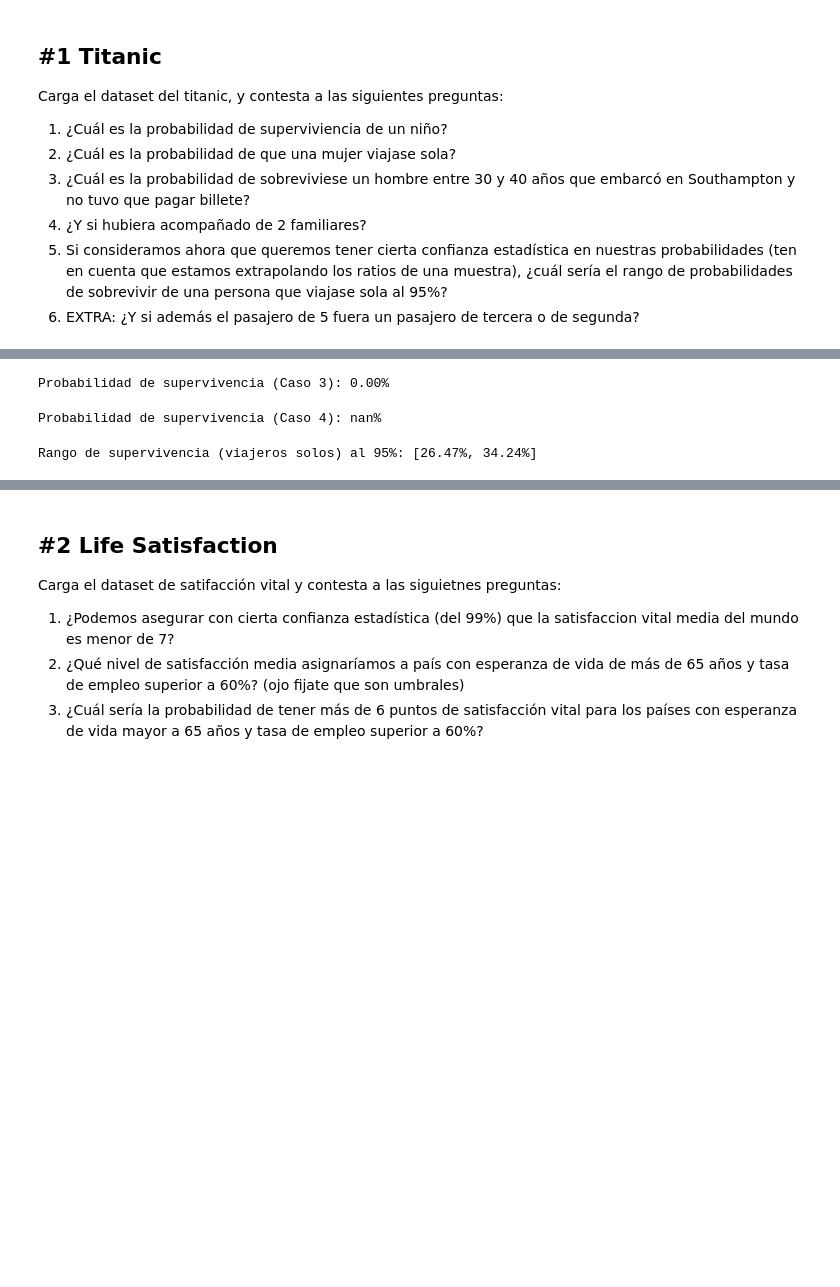
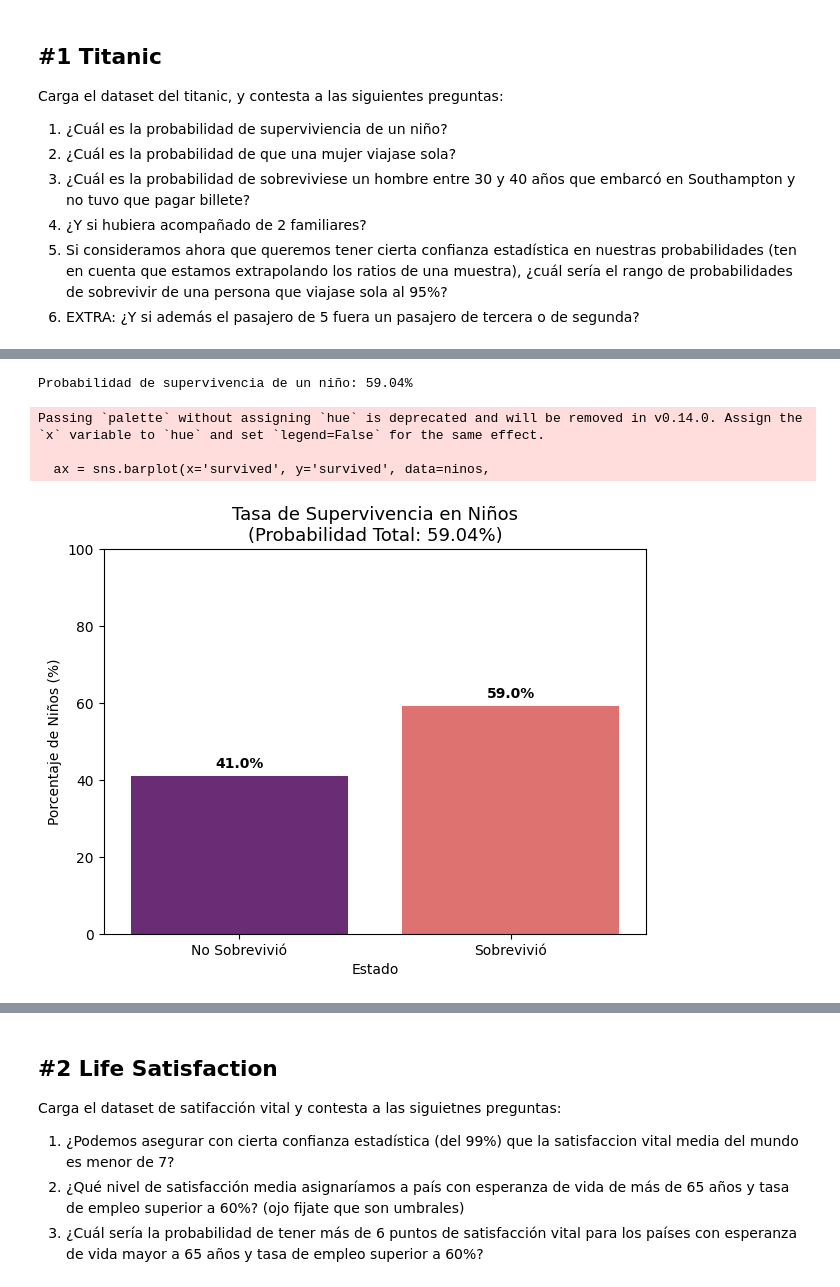
Before and after one commit to danmascarilla/ONLINE_DS_THEBRIDGE_DaniMascarilla, a Jupyter notebook: Sprint 9 - Introducción al Machine Learning/Unidad 1/Práctica Obligatória/18_Practica_Obligatoria_Estadistica_Inferencial.ipynb, the cells around one changed output, grey strips where cells are left out. Saved outputs shown, nothing was run; the diff lists cells and outputs as text; code cells hidden in the pictures; blank space fills up the shorter version.

```diff
--- a/Sprint 9 - Introducción al Machine Learning/Unidad 1/Práctica Obligatória/18_Practica_Obligatoria_Estadistica_Inferencial.ipynb
+++ b/Sprint 9 - Introducción al Machine Learning/Unidad 1/Práctica Obligatória/18_Practica_Obligatoria_Estadistica_Inferencial.ipynb
@@ -46,42 +33,32 @@ Probabilidad de que una mujer viajase sola: 40.13%
-# %%
-filtro_3 = (
-    (df['sex'] == 'male') &
-    (df['age'] >= 30) & (df['age'] <= 40) &
-    (df['embark_town'] == 'Southampton') &
-    (df['fare'] == 0)
-)
-hombres_gratis = df[filtro_3]
-prob_hombres_gratis = hombres_gratis['survived'].mean()
-print(f"Probabilidad de supervivencia (Caso 3): {prob_hombres_gratis:.2%}")
-# %% [output]
-Probabilidad de supervivencia (Caso 3): 0.00%
-# %%
-filtro_4 = (
-    (df['sex'] == 'male') &
-    (df['age'] >= 30) & (df['age'] <= 40) &
-    (df['embark_town'] == 'Southampton') &
-    (df['fare'] == 0) &
-    ((df['sibsp'] + df['parch']) == 2)
-)
-acompanados = df[filtro_4]
-prob_acompanados = acompanados['survived'].mean()
-print(f"Probabilidad de supervivencia (Caso 4): {prob_acompanados:.2%}")
-# Nota: Es muy probable que este grupo sea muy pequeño o nulo (0%).
-# %% [output]
-Probabilidad de supervivencia (Caso 4): nan%
-# %%
-viajeros_solos = df[df['alone'] == True]
-n = len(viajeros_solos)
-p_hat = viajeros_solos['survived'].mean()
-
-# Usando stats para el intervalo de confianza de una proporción
-confianza = 0.95
-se = np.sqrt((p_hat * (1 - p_hat)) / n)
-z = stats.norm.ppf(1 - (1 - confianza) / 2)
-
-inferior = p_hat - z * se
-superior = p_hat + z * se
-
-print(f"Rango de supervivencia (viajeros solos) al 95%: [{inferior:.2%}, {superior:.2%}]")
-# %% [output]
-Rango de supervivencia (viajeros solos) al 95%: [26.47%, 34.24%]
+# %%
+ninos = df[df['age'] < 16]
+prob_supervivencia_nino = ninos['survived'].mean()
+print(f"Probabilidad de supervivencia de un niño: {prob_supervivencia_nino:.2%}")
+
+plt.figure(figsize=(7, 5))
+
+ax = sns.barplot(x='survived', y='survived', data=ninos,
+                 estimator=lambda x: len(x) / len(ninos) * 100,
+                 palette='magma')
+
+plt.title(f'Tasa de Supervivencia en Niños\n(Probabilidad Total: {prob_supervivencia_nino:.2%})', fontsize=13)
+plt.xlabel('Estado')
+plt.ylabel('Porcentaje de Niños (%)')
+plt.xticks([0, 1], ['No Sobrevivió', 'Sobrevivió'])
+plt.ylim(0, 100)
+
+for p in ax.patches:
+    ax.annotate(f'{p.get_height():.1f}%',
+                (p.get_x() + p.get_width() / 2., p.get_height()),
+                ha = 'center', va = 'center',
+                xytext = (0, 9),
+                textcoords = 'offset points',
+                fontweight='bold')
+
+plt.show()
+# %% [output]
+Probabilidad de supervivencia de un niño: 59.04%
+Passing `palette` without assigning `hue` is deprecated and will be removed in v0.14.0. Assign the `x` variable to `hue` and set `legend=False` for the same effect.
+
+  ax = sns.barplot(x='survived', y='survived', data=ninos,
+[figure, added]
```
Also changed, not shown: parts of 12 cells of this notebook.
